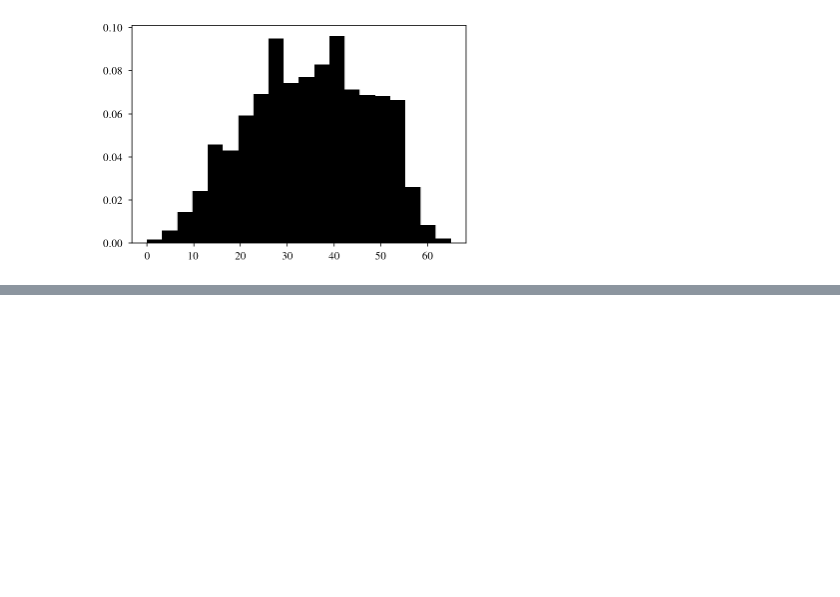
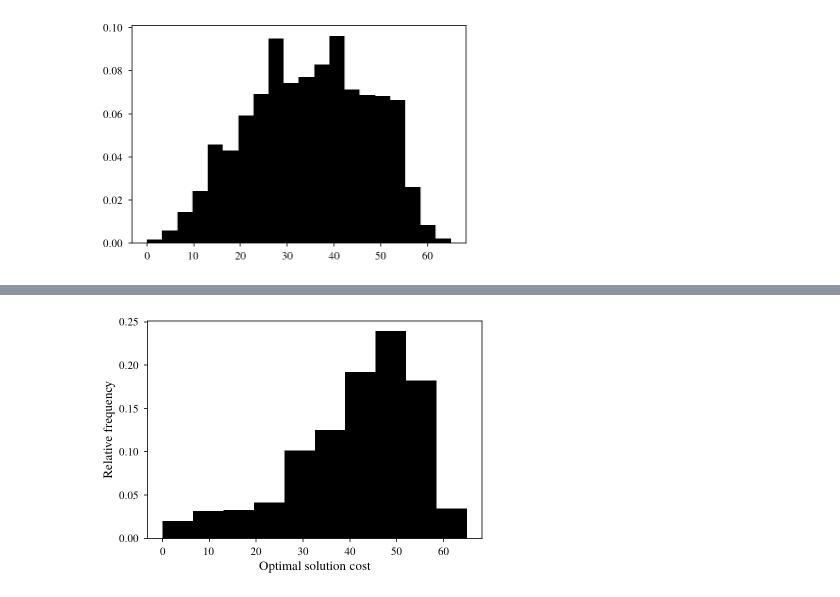
Before and after one commit to vcahlik/fifteen-puzzle, a Jupyter notebook: prototype/notebooks/HeuristicQueryDistribution.ipynb, the cells around one changed output, grey strips where cells are left out. Saved outputs shown, nothing was run; the diff lists cells and outputs as text; code cells hidden in the pictures; blank space fills up the shorter version.

```diff
--- a/prototype/notebooks/HeuristicQueryDistribution.ipynb
+++ b/prototype/notebooks/HeuristicQueryDistribution.ipynb
@@ -75,0 +82,2 @@ plt.yticks(fontsize=11)
+# %%
+data = pd.read_csv("/home/vojta/code/fifteen-puzzle/data/experiments/ann-heuristic-keras-1024-1024-512-128-64-v3-query-distribution.csv")
@@ -75,0 +100,15 @@ plt.yticks(fontsize=11)
+# %%
+f = plt.figure()
+
+values = data['OPTIMAL_SOLUTION_COST'].values
+weights = np.ones_like(values) / float(len(values))
+plt.hist(values, weights=weights, bins=10, color='k')
+
+plt.xlabel('Optimal solution cost', fontsize=13)
+plt.ylabel('Relative frequency', fontsize=13)
+plt.xticks(fontsize=11)
+plt.yticks(fontsize=11)
+
+f.savefig("a-star-ann-real-cost-histogram.pdf", bbox_inches='tight')
+# %% [output]
+[figure, added]
```
Also changed, not shown: parts of 3 cells of this notebook, 2 other files.
